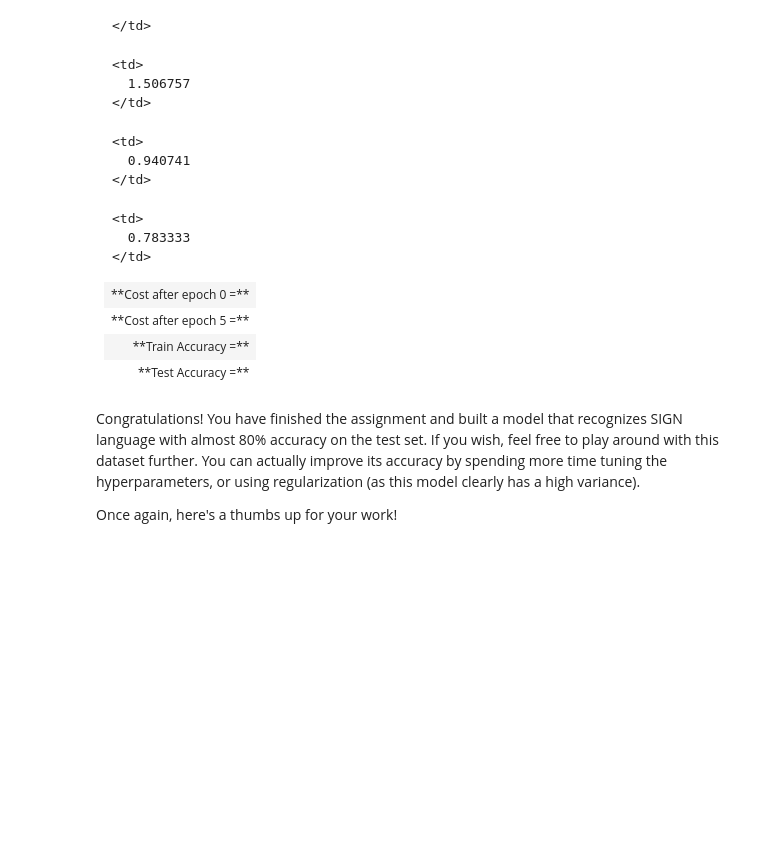
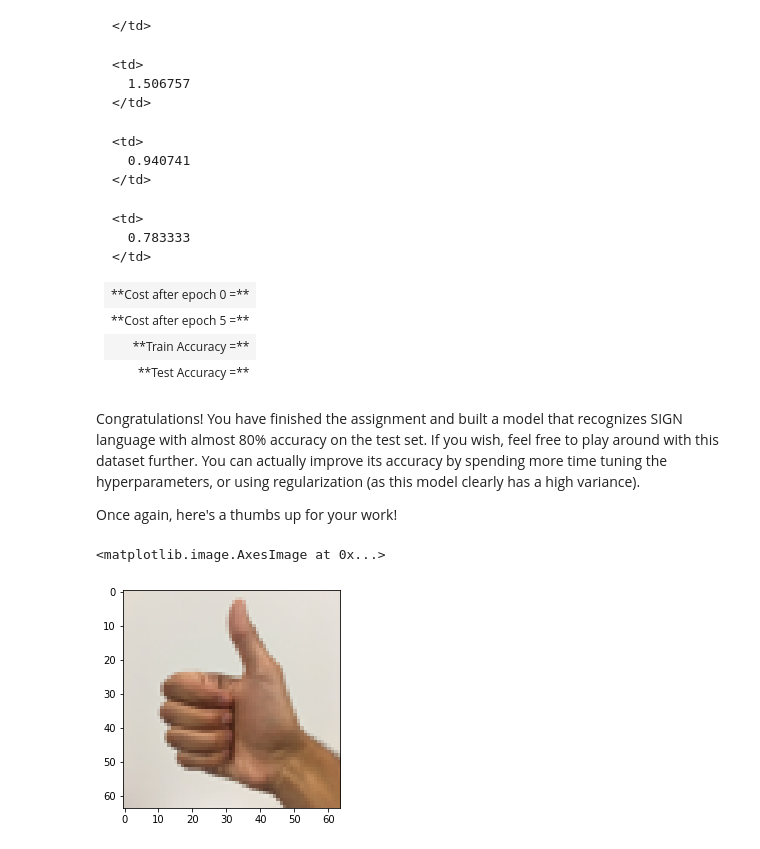
Before and after one commit to damianiRiccardo90/DL-Specialization, a Jupyter notebook: C4-Convolutional_Neural_Networks/W1-Foundations_of_Convolutional_Neural_Networks/Convolution_model_Application_v1a.ipynb, the cells around one changed output. Cells and saved outputs as stored; diff of their text form; code cells hidden in the pictures; blank space fills up the shorter version.

```diff
--- a/C4-Convolutional_Neural_Networks/W1-Foundations_of_Convolutional_Neural_Networks/Convolution_model_Application_v1a.ipynb
+++ b/C4-Convolutional_Neural_Networks/W1-Foundations_of_Convolutional_Neural_Networks/Convolution_model_Application_v1a.ipynb
@@ -614,7 +651,12 @@ Congratulations! You have finished the assignment and built a model that recogni
 
 Once again, here's a thumbs up for your work!
 # %%
+import imageio
+
 fname = "images/thumbs_up.jpg"
-image = np.array(ndimage.imread(fname, flatten=False))
-my_image = scipy.misc.imresize(image, size=(64,64))
+image = np.array(imageio.imread(fname))
+my_image = np.array(Image.fromarray(image).resize((64,64)))
 plt.imshow(my_image)
+# %% [output]
+<matplotlib.image.AxesImage at 0x...>
+[figure, added]
```
Also changed, not shown: parts of 8 cells of this notebook.
